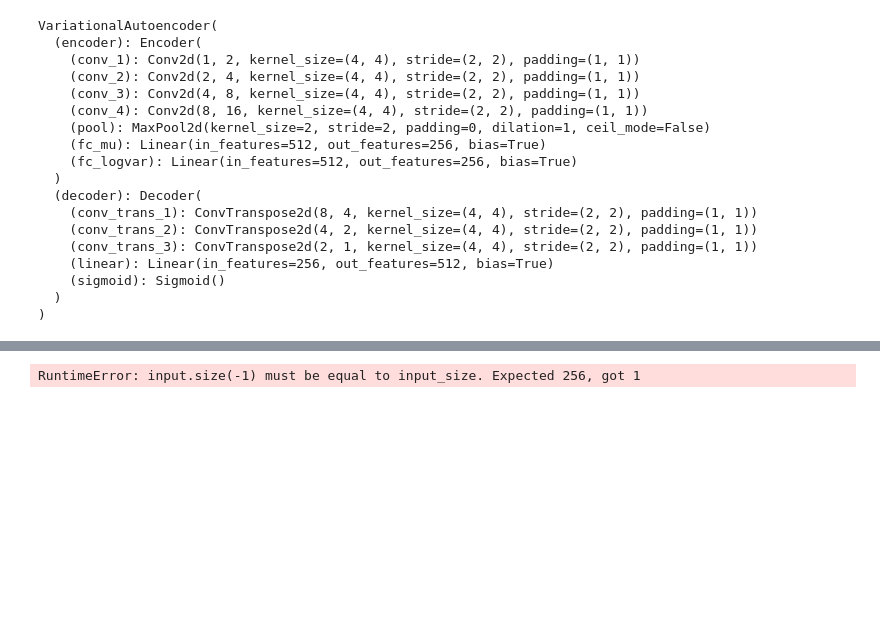
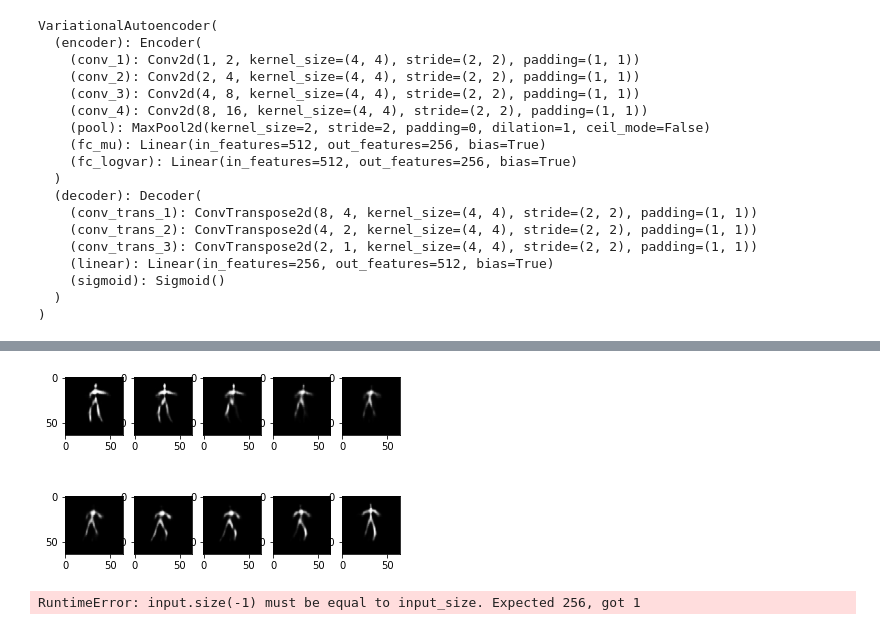
Before and after one commit to VitaliiKyzym/DanceGenerator, a Jupyter notebook: Let's try this.ipynb, the cells around one changed output, grey strips where cells are left out. Cells and saved outputs as stored; diff of their text form; code cells hidden in the pictures; blank space fills up the shorter version.

```diff
--- a/Let's try this.ipynb
+++ b/Let's try this.ipynb
@@ -260,0 +368,28 @@ with torch.no_grad():
+# %%
+image_path = './Dance Data/SkeletonDataClean/Skeleton/'
+composed_transform = torchvision.transforms.Compose([transforms.Resize(image_size), transforms.Grayscale(num_output_channels=1), transforms.ToTensor()])
+
+class DanceFrameDataset(Dataset):
+    def __init__(self, image_path, transforms, seq_len_x, seq_len_y):
+        self.transforms = transforms
+        self.image_path = image_path
+        self.seq_len_x = seq_len_x
+        self.seq_len_y = seq_len_y
+        self.image_names = getSortedFramePaths(self.image_path, ['Test'])
+    def __len__ (self):
+            return len(self.image_names) - self.seq_len_x - self.seq_len_y
+    def __getitem__(self, idx):
+        image_locations = self.image_names[idx:idx+self.seq_len_x+self.seq_len_y]
+        images = torch.empty(self.seq_len_x+self.seq_len_y, 256)
+        i = 0
+        with torch.no_grad():
+            for image_location in image_locations:
+                x = (self.transforms(Image.open(image_location)) > 0.5).float().view(1, 1, 64, 64)
+                images[i] = vae.encoder(x.to(device))[0]
+                i += 1
+
+
+        return images[0:self.seq_len_x], images[self.seq_len_x:self.seq_len_x+self.seq_len_y]
+
+frame_dataset = DanceFrameDataset(image_path, composed_transform, seq_len_x, seq_len_y)
+train_loader = DataLoader(dataset=frame_dataset, batch_size=batch_size, shuffle=True, drop_last=True)
@@ -260,0 +400,3 @@ with torch.no_grad():
+# %%
+test_output_folder = './Dance Data/SkeletonDataClean/Skeleton/TestOutput/'
+rnd = random.randint(0, 32)
@@ -260,0 +461,12 @@ with torch.no_grad():
+# %%
+with torch.no_grad():
+    pred = model(images_x, target, 0.5, True)
+    pred = vae.decoder(torch.squeeze(pred))
+# %%
+pred = pred.cpu()
+# %%
+for i in range(10):
+    plt.subplot(2, 5, i+1)
+    plt.imshow(pred[i].view(64, 64), cmap="gray")
+# %% [output]
+[figure, added]
```
Also changed, not shown: parts of 32 cells of this notebook, 1 other file.
